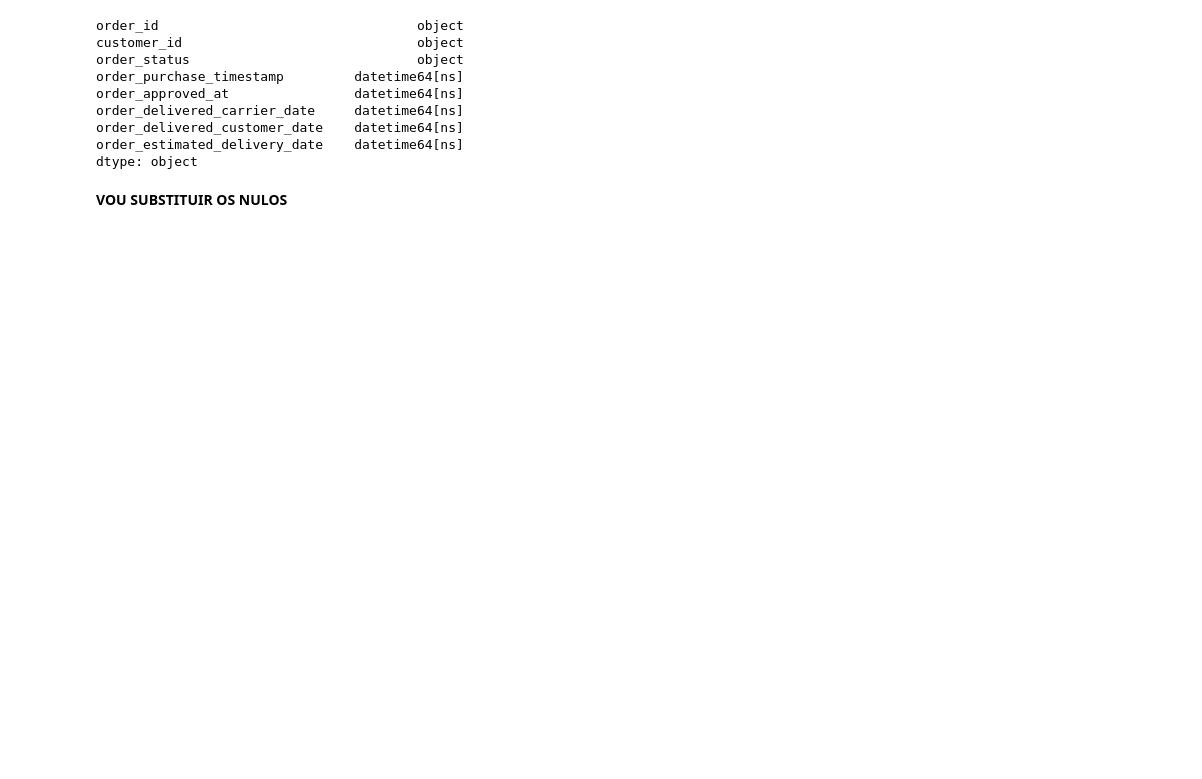
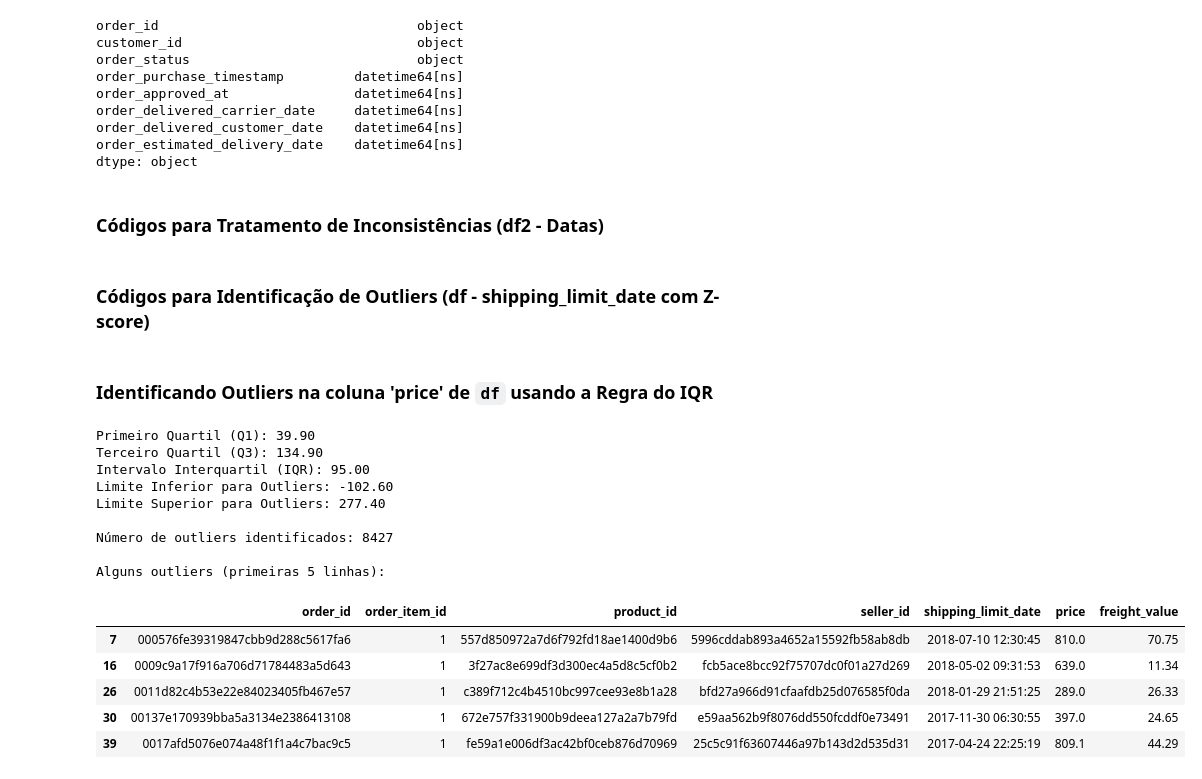
Before and after one commit to VithGab/-Data_Sciences_VG, a Jupyter notebook: Homework_Ecommerce.ipynb, the cells around one changed output. Drawn from its saved outputs; the diff is of its cells as text; code cells hidden in the pictures; blank space fills up the shorter version.

```diff
--- a/Homework_Ecommerce.ipynb
+++ b/Homework_Ecommerce.ipynb
@@ -253,5 +272,5 @@ order_delivered_carrier_date     datetime64[ns]
 order_delivered_customer_date    datetime64[ns]
 order_estimated_delivery_date    datetime64[ns]
 dtype: object
-# %% [markdown]
-**VOU SUBSTITUIR OS NULOS**
+# %% [markdown]
+### Códigos para Tratamento de Inconsistências (df2 - Datas)
@@ -257,0 +282,41 @@ dtype: object
+# %% [markdown]
+### Códigos para Identificação de Outliers (df - shipping_limit_date com Z-score)
+# %% [markdown]
+### Identificando Outliers na coluna 'price' de `df` usando a Regra do IQR
+# %%
+Q1 = df['price'].quantile(0.25)
+Q3 = df['price'].quantile(0.75)
+IQR = Q3 - Q1
+
+lower_bound = Q1 - 1.5 * IQR
+upper_bound = Q3 + 1.5 * IQR
+
+outliers_iqr_price = df[(df['price'] < lower_bound) | (df['price'] > upper_bound)]
+
+print(f"Primeiro Quartil (Q1): {Q1:.2f}")
+print(f"Terceiro Quartil (Q3): {Q3:.2f}")
+print(f"Intervalo Interquartil (IQR): {IQR:.2f}")
+print(f"Limite Inferior para Outliers: {lower_bound:.2f}")
+print(f"Limite Superior para Outliers: {upper_bound:.2f}")
+
+print(f"\nNúmero de outliers identificados: {len(outliers_iqr_price)}")
+print("\nAlguns outliers (primeiras 5 linhas):")
+display(outliers_iqr_price.head())
+
+#Manter os outliers pois por mais que os preços se destontiem dos demais, são vendas reais
+# %% [output]
+Primeiro Quartil (Q1): 39.90
+Terceiro Quartil (Q3): 134.90
+Intervalo Interquartil (IQR): 95.00
+Limite Inferior para Outliers: -102.60
+Limite Superior para Outliers: 277.40
+
+Número de outliers identificados: 8427
+
+Alguns outliers (primeiras 5 linhas):
+|  | order_id | order_item_id | product_id | seller_id | shipping_limit_date | price | freight_value |
+| 7 | 000576fe39319847cbb9d288c5617fa6 | 1 | 557d850972a7d6f792fd18ae1400d9b6 | 5996cddab893a4652a15592fb58ab8db | 2018-07-10 12:30:45 | 810.0 | 70.75 |
+| 16 | 0009c9a17f916a706d71784483a5d643 | 1 | 3f27ac8e699df3d300ec4a5d8c5cf0b2 | fcb5ace8bcc92f75707dc0f01a27d269 | 2018-05-02 09:31:53 | 639.0 | 11.34 |
+| 26 | 0011d82c4b53e22e84023405fb467e57 | 1 | c389f712c4b4510bc997cee93e8b1a28 | bfd27a966d91cfaafdb25d076585f0da | 2018-01-29 21:51:25 | 289.0 | 26.33 |
+| 30 | 00137e170939bba5a3134e2386413108 | 1 | 672e757f331900b9deea127a2a7b79fd | e59aa562b9f8076dd550fcddf0e73491 | 2017-11-30 06:30:55 | 397.0 | 24.65 |
+| 39 | 0017afd5076e074a48f1f1a4c7bac9c5 | 1 | fe59a1e006df3ac42bf0ceb876d70969 | 25c5c91f63607446a97b143d2d535d31 | 2017-04-24 22:25:19 | 809.1 | 44.29 |
```
Also changed, not shown: parts of 12 cells of this notebook.
